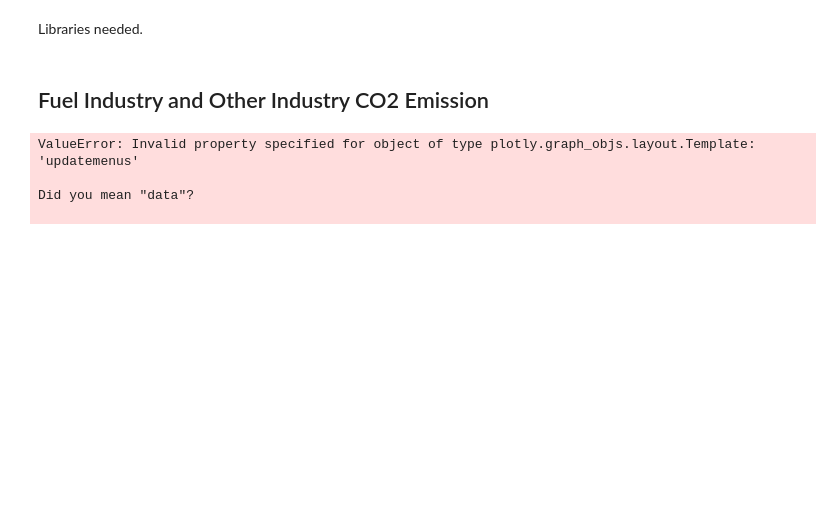
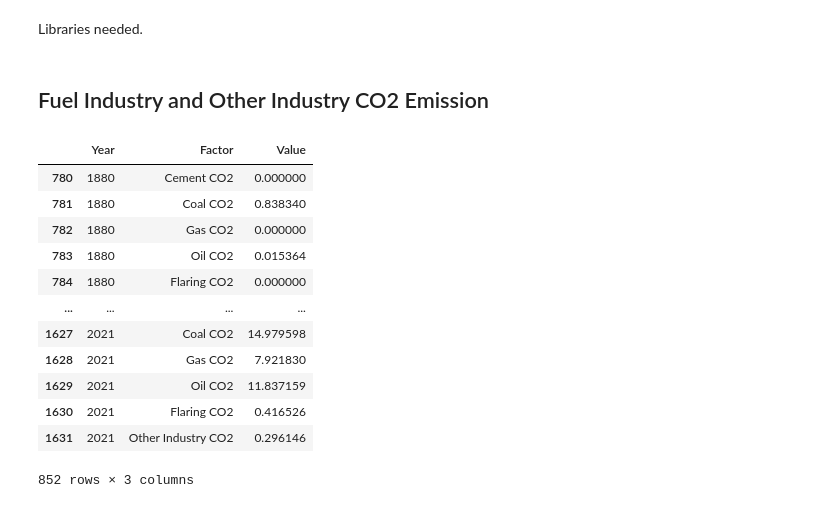
Before and after one commit to KyleCarlo/Data-Visualization, a Jupyter notebook: Data Visualization.ipynb, the cells around one changed output. Cells and saved outputs as stored; diff of their text form; code cells hidden in the pictures; blank space fills up the shorter version.

```diff
--- a/Data Visualization.ipynb
+++ b/Data Visualization.ipynb
@@ -9,58 +15,21 @@ import plotly.graph_objects as go
 # %% [markdown]
 ## Fuel Industry and Other Industry CO2 Emission
 # %%
-world_emission = pd.read_csv('rendered/factors/world_co2.csv')
+world_emission = pd.read_csv('rendered/factors/line_world_co2.csv')
+world_emission = world_emission[world_emission['Year'] >= 1880]
+
+world_emission
+# %% [output]
+|  | Year | Factor | Value |
+| 780 | 1880 | Cement CO2 | 0.000000 |
+| 781 | 1880 | Coal CO2 | 0.838340 |
+| 782 | 1880 | Gas CO2 | 0.000000 |
+| 783 | 1880 | Oil CO2 | 0.015364 |
+| 784 | 1880 | Flaring CO2 | 0.000000 |
+| ... | ... | ... | ... |
+| 1627 | 2021 | Coal CO2 | 14.979598 |
+| 1628 | 2021 | Gas CO2 | 7.921830 |
+| 1629 | 2021 | Oil CO2 | 11.837159 |
+| 1630 | 2021 | Flaring CO2 | 0.416526 |
+| 1631 | 2021 | Other Industry CO2 | 0.296146 |
+852 rows × 3 columns
-# %%
-min_year_emission = min(world_emission['Year'])
-max_year_emission = max(world_emission['Year'])
-
-# getting the maximum range for y
-max_yaxis_emission = round(max(world_emission.Value) + 1000)
-bar_chart = px.bar(world_emission, x='Factor', y='Value', color='Factor',
-                   animation_frame='Year', range_y=[0, max_yaxis_emission],
-                  )
-bar_chart.update_layout(
-    template=dict(
-        updatemenus=[
-            dict(
-                type='buttons',
-                showactive=False,
-                buttons=[
-                    dict(
-                        label='Play',
-                        method='animate',
-                        args=[None, dict(frame=dict(duration=500), fromcurrent=True,
-                                          transition=dict(duration=0),
-                                          mode='immediate')]
-                    ),
-                    dict(
-                        label='Pause',
-                        method='animate',
-                        args=[[None], dict(frame=dict(duration=0), mode='immediate', transition=dict(duration=0))]
-                    )
-                ],
-                direction='left',
-                pad=dict(r=10, t=87),
-                x=0.1,
-                y=0,
-                bgcolor='#292929',  # set the background color of the button
-                bordercolor='white',  # set the border color of the button
-                font=dict(color='white')  # set the font color of the button
-            )
-        ]
-    )
-)
-bar_chart.show()
-# date_selected = 2021
-# emission_year = world_emission[world_emission['Year'] == date_selected][['Cement CO2', 'Coal CO2', 'Gas CO2', 'Oil CO2', 'Flaring CO2', 'Other Industry CO2']].transpose().reset_index()
-# emission_year.rename(columns = {emission_year.columns[0] : 'Factors', emission_year.columns[1] : 'Values'}, inplace=True)
-# emission_year.sort_values('Values', inplace=True, ascending=False)
-# Go counterpart
-# bar_chart = go.Figure([go.Bar(x=emission_year['Factors'], y=emission_year['Values'])])
-# bar_chart.update_layout(yaxis_range=[0, max_yaxis_emission])
-# bar_chart.show()
-# %% [output]
-ValueError: Invalid property specified for object of type plotly.graph_objs.layout.Template: 'updatemenus'
-
-Did you mean "data"?
-
```
Also changed, not shown: parts of 12 cells of this notebook, 4 other files.
